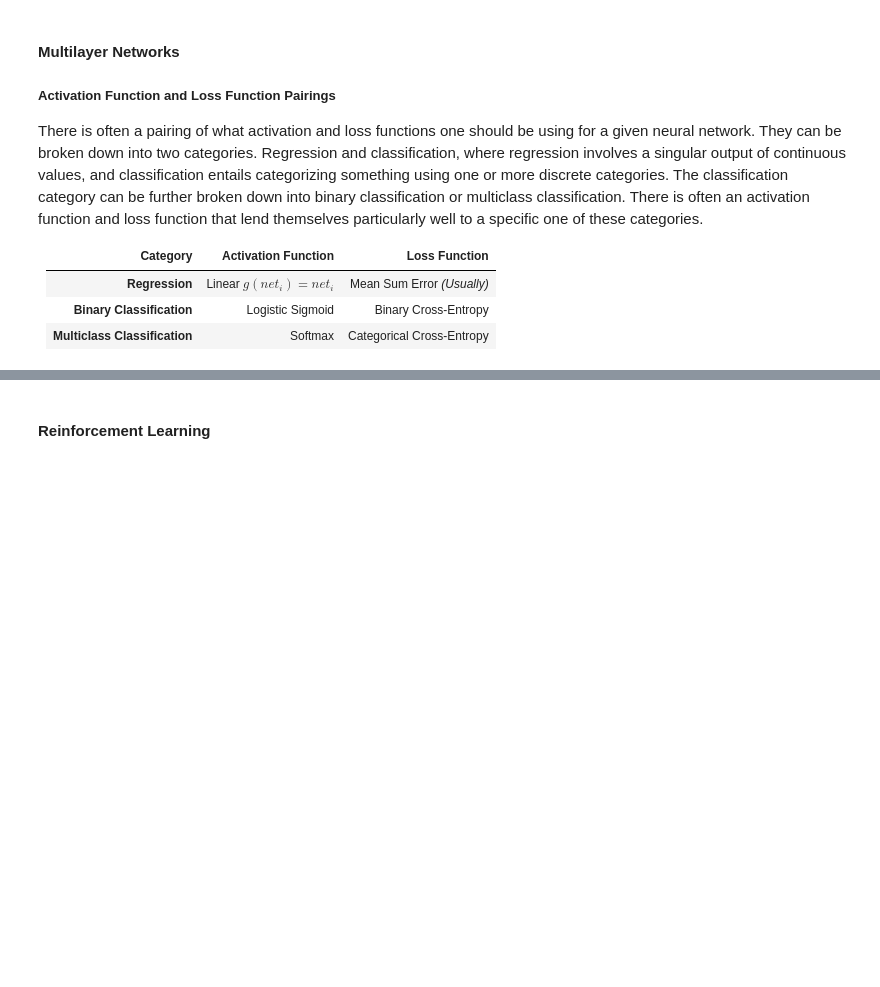
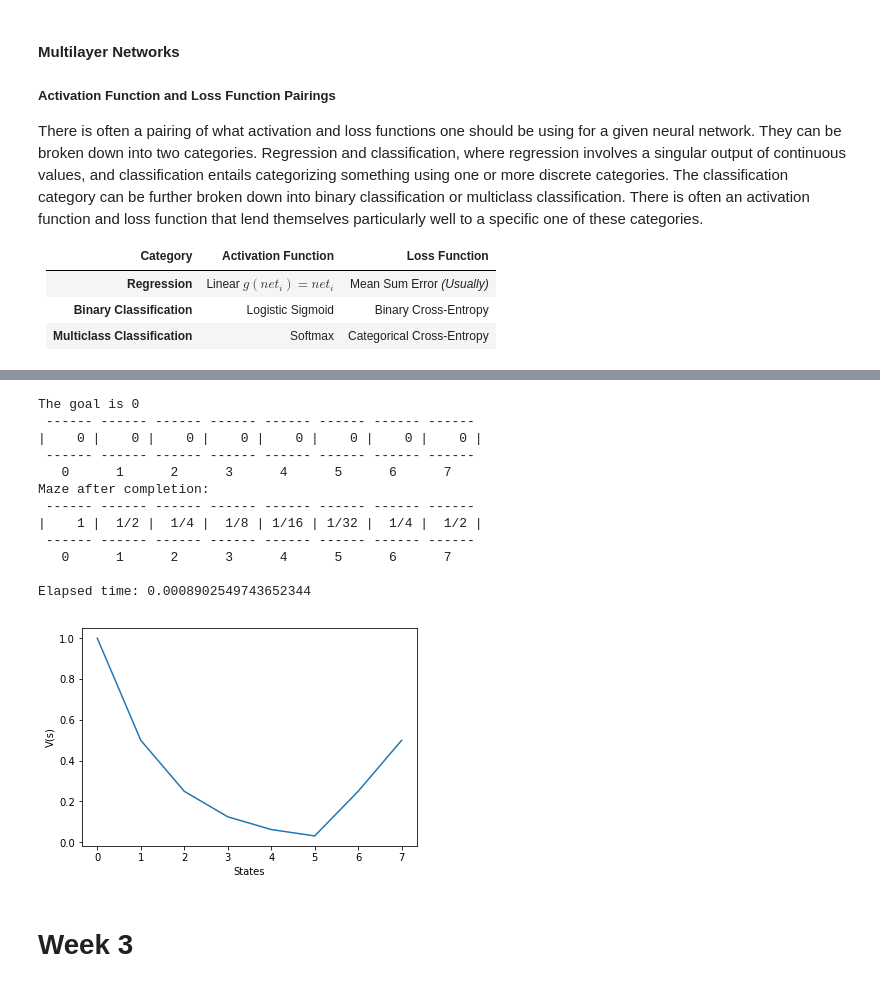
Before and after one commit to mtsu-cs-summer-research/neural-networks, a Jupyter notebook: Blakes_documentation.ipynb, the cells around one changed output, grey strips where cells are left out. Saved outputs shown, nothing was run; the diff lists cells and outputs as text; code cells hidden in the pictures; blank space fills up the shorter version.

Commit message:
updated week 2

```diff
--- a/Blakes_documentation.ipynb
+++ b/Blakes_documentation.ipynb
@@ -248,3 +345,44 @@ There is often a pairing of what activation and loss functions one should be usi
+# %%
+import numpy as np
+import time
+import matplotlib.pyplot as plt
+%matplotlib inline
+
+maze = Maze()
+print("The goal is", GOAL)
+maze.display()
+
+start = time.time()
+for i in range(EPOCH):
+    s = random.randint(0, LENGTH-1)
+    maze.episode(s)
+end = time.time()
+
+print("Maze after completion:")
+maze.display()
+print("\nElapsed time:", (end - start))
+
+# Plot the results
+v = maze.get_values()
+states = np.linspace(0, LENGTH-1, LENGTH)
+plt.plot(states, v)
+plt.xlabel("States")
+plt.ylabel("V(s)")
+plt.show()
+# %% [output]
+The goal is 0
+ ------ ------ ------ ------ ------ ------ ------ ------
+|    0 |    0 |    0 |    0 |    0 |    0 |    0 |    0 |
+ ------ ------ ------ ------ ------ ------ ------ ------
+   0      1      2      3      4      5      6      7
+Maze after completion:
+ ------ ------ ------ ------ ------ ------ ------ ------
+|    1 |  1/2 |  1/4 |  1/8 | 1/16 | 1/32 |  1/4 |  1/2 |
+ ------ ------ ------ ------ ------ ------ ------ ------
+   0      1      2      3      4      5      6      7
+
+Elapsed time: 0.0008902549743652344
+[figure, added]
 # %% [markdown]
-<a name="reinforcement"></a>
-#### Reinforcement Learning
+<a name='week3'></a>
+# Week 3
```
Also changed, not shown: parts of 4 cells of this notebook.
